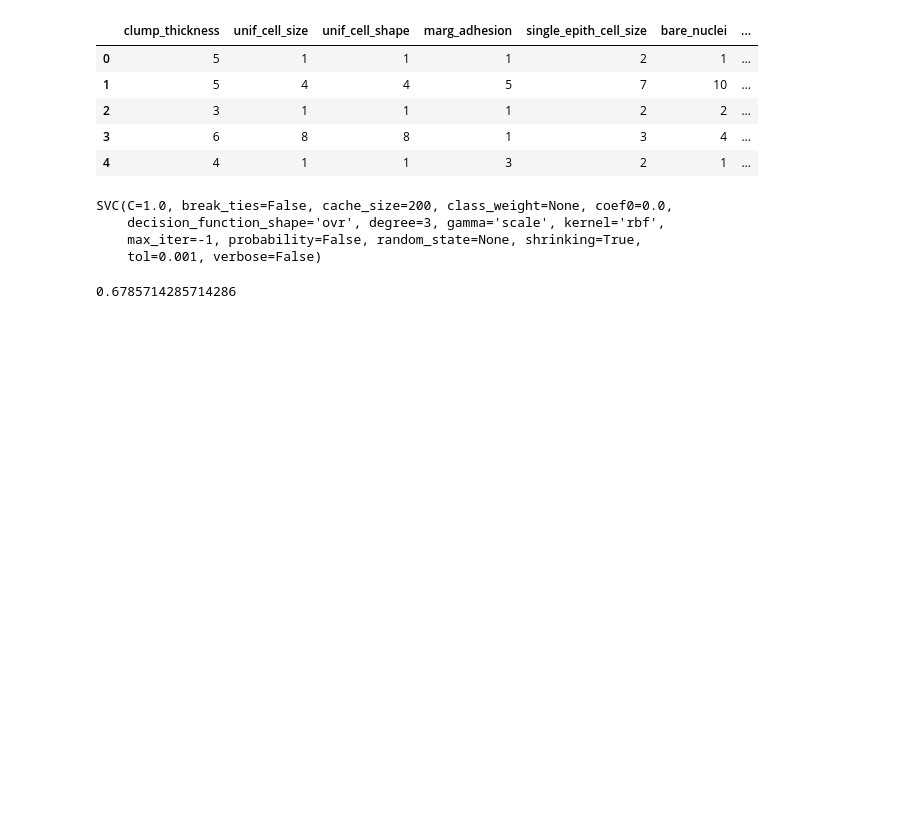
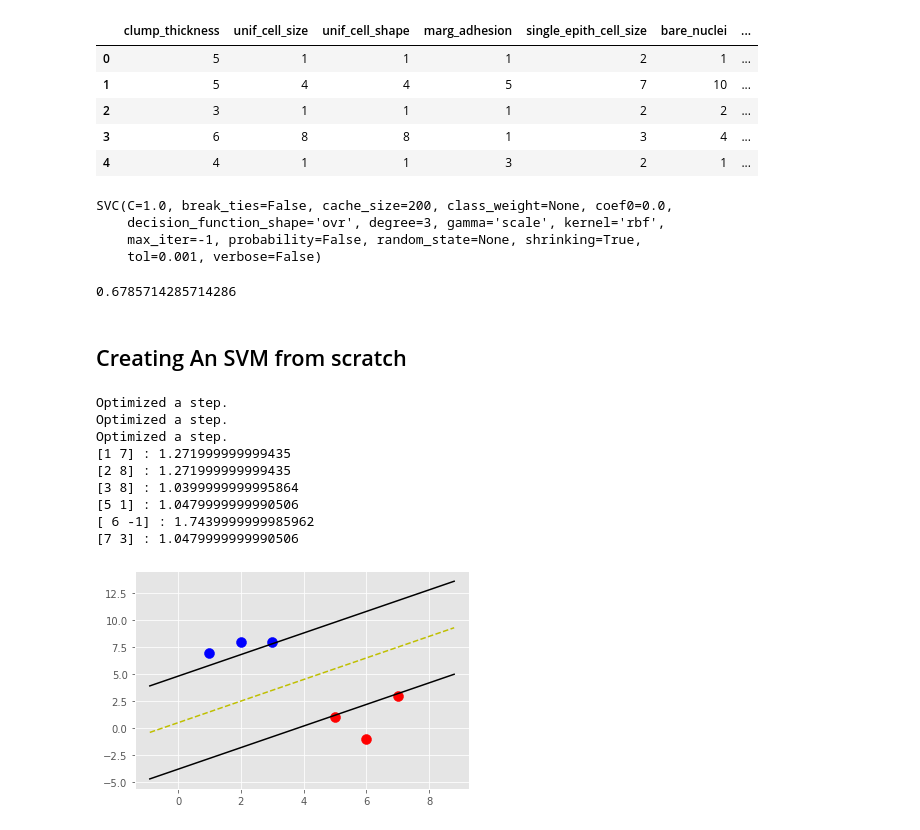
Before and after one commit to emetowinner/DataScience, a Jupyter notebook: DSN 70DaysOfML/DSN 70DaysOfML.ipynb, the cells around one changed output. Cells and saved outputs as stored; diff of their text form; code cells hidden in the pictures; blank space fills up the shorter version.

Commit message:
Day 25-28 SVM algorithm from scratch

```diff
--- a/DSN 70DaysOfML/DSN 70DaysOfML.ipynb
+++ b/DSN 70DaysOfML/DSN 70DaysOfML.ipynb
@@ -295,3 +295,5 @@ accuracy_score = clf.score(X_test,y_test)
 accuracy_score
 # %% [output]
 0.6785714285714286
+# %% [markdown]
+## Creating An SVM from scratch
@@ -297,0 +440,15 @@ accuracy_score
+# %%
+svm = Support_Vector_Machine()
+svm.fit(data=data_dict)
+svm.visualize()
+# %% [output]
+Optimized a step.
+Optimized a step.
+Optimized a step.
+[1 7] : 1.271999999999435
+[2 8] : 1.271999999999435
+[3 8] : 1.0399999999995864
+[5 1] : 1.0479999999990506
+[ 6 -1] : 1.7439999999985962
+[7 3] : 1.0479999999990506
+[figure, added]
```
Also changed, not shown: parts of 2 cells of this notebook, 3 other files.
